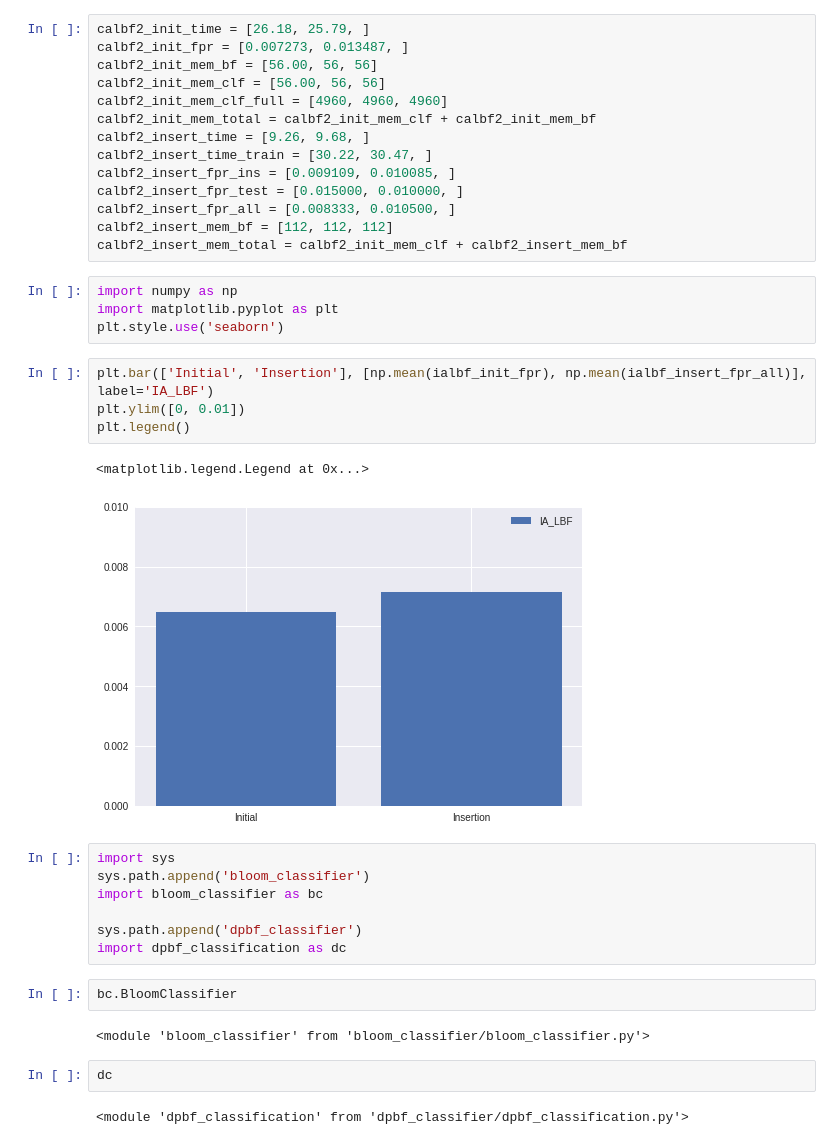
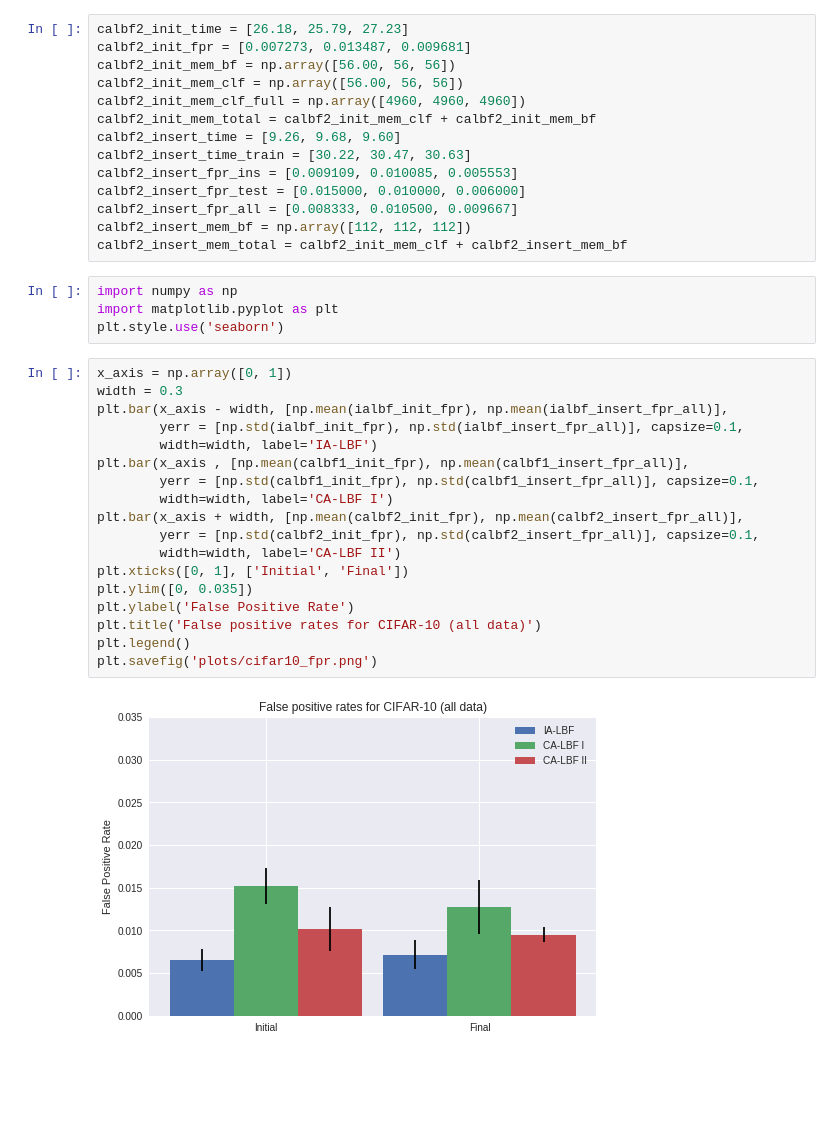
Before and after one commit to arindambhattacharya/LBF, a Jupyter notebook: cifar/Graphs.ipynb, the cells around one changed output. Cells and saved outputs as stored; diff of their text form; blank space fills up the shorter version.

Commit message:
Plots ready

```diff
--- a/cifar/Graphs.ipynb
+++ b/cifar/Graphs.ipynb
@@ -29,41 +29,39 @@ calbf1_insert_mem_bf = [112, 112, 112]
 calbf1_insert_mem_total = calbf1_init_mem_clf + calbf1_insert_mem_bf
 # %%
-calbf2_init_time = [26.18, 25.79, ]
-calbf2_init_fpr = [0.007273, 0.013487, ]
-calbf2_init_mem_bf = [56.00, 56, 56]
-calbf2_init_mem_clf = [56.00, 56, 56]
-calbf2_init_mem_clf_full = [4960, 4960, 4960]
+calbf2_init_time = [26.18, 25.79, 27.23]
+calbf2_init_fpr = [0.007273, 0.013487, 0.009681]
+calbf2_init_mem_bf = np.array([56.00, 56, 56])
+calbf2_init_mem_clf = np.array([56.00, 56, 56])
+calbf2_init_mem_clf_full = np.array([4960, 4960, 4960])
 calbf2_init_mem_total = calbf2_init_mem_clf + calbf2_init_mem_bf
-calbf2_insert_time = [9.26, 9.68, ]
-calbf2_insert_time_train = [30.22, 30.47, ]
-calbf2_insert_fpr_ins = [0.009109, 0.010085, ]
-calbf2_insert_fpr_test = [0.015000, 0.010000, ]
-calbf2_insert_fpr_all = [0.008333, 0.010500, ]
-calbf2_insert_mem_bf = [112, 112, 112]
+calbf2_insert_time = [9.26, 9.68, 9.60]
+calbf2_insert_time_train = [30.22, 30.47, 30.63]
+calbf2_insert_fpr_ins = [0.009109, 0.010085, 0.005553]
+calbf2_insert_fpr_test = [0.015000, 0.010000, 0.006000]
+calbf2_insert_fpr_all = [0.008333, 0.010500, 0.009667]
+calbf2_insert_mem_bf = np.array([112, 112, 112])
 calbf2_insert_mem_total = calbf2_init_mem_clf + calbf2_insert_mem_bf
 # %%
 import numpy as np
 import matplotlib.pyplot as plt
 plt.style.use('seaborn')
-# %%
-plt.bar(['Initial', 'Insertion'], [np.mean(ialbf_init_fpr), np.mean(ialbf_insert_fpr_all)], label='IA_LBF')
-plt.ylim([0, 0.01])
-plt.legend()
-# %% [output]
-<matplotlib.legend.Legend at 0x...>
-[figure, removed]
-# %%
-import sys
-sys.path.append('bloom_classifier')
-import bloom_classifier as bc
-
-sys.path.append('dpbf_classifier')
-import dpbf_classification as dc
-# %%
-bc.BloomClassifier
-# %% [output]
-<module 'bloom_classifier' from 'bloom_classifier/bloom_classifier.py'>
-# %%
-dc
-# %% [output]
-<module 'dpbf_classification' from 'dpbf_classifier/dpbf_classification.py'>
+# %%
+x_axis = np.array([0, 1])
+width = 0.3
+plt.bar(x_axis - width, [np.mean(ialbf_init_fpr), np.mean(ialbf_insert_fpr_all)],
+        yerr = [np.std(ialbf_init_fpr), np.std(ialbf_insert_fpr_all)], capsize=0.1,
+        width=width, label='IA-LBF')
+plt.bar(x_axis , [np.mean(calbf1_init_fpr), np.mean(calbf1_insert_fpr_all)],
+        yerr = [np.std(calbf1_init_fpr), np.std(calbf1_insert_fpr_all)], capsize=0.1,
+        width=width, label='CA-LBF I')
+plt.bar(x_axis + width, [np.mean(calbf2_init_fpr), np.mean(calbf2_insert_fpr_all)],
+        yerr = [np.std(calbf2_init_fpr), np.std(calbf2_insert_fpr_all)], capsize=0.1,
+        width=width, label='CA-LBF II')
+plt.xticks([0, 1], ['Initial', 'Final'])
+plt.ylim([0, 0.035])
+plt.ylabel('False Positive Rate')
+plt.title('False positive rates for CIFAR-10 (all data)')
+plt.legend()
+plt.savefig('plots/cifar10_fpr.png')
+# %% [output]
+[figure, added]
```
Also changed, not shown: parts of 6 cells of this notebook, 5 other files.
